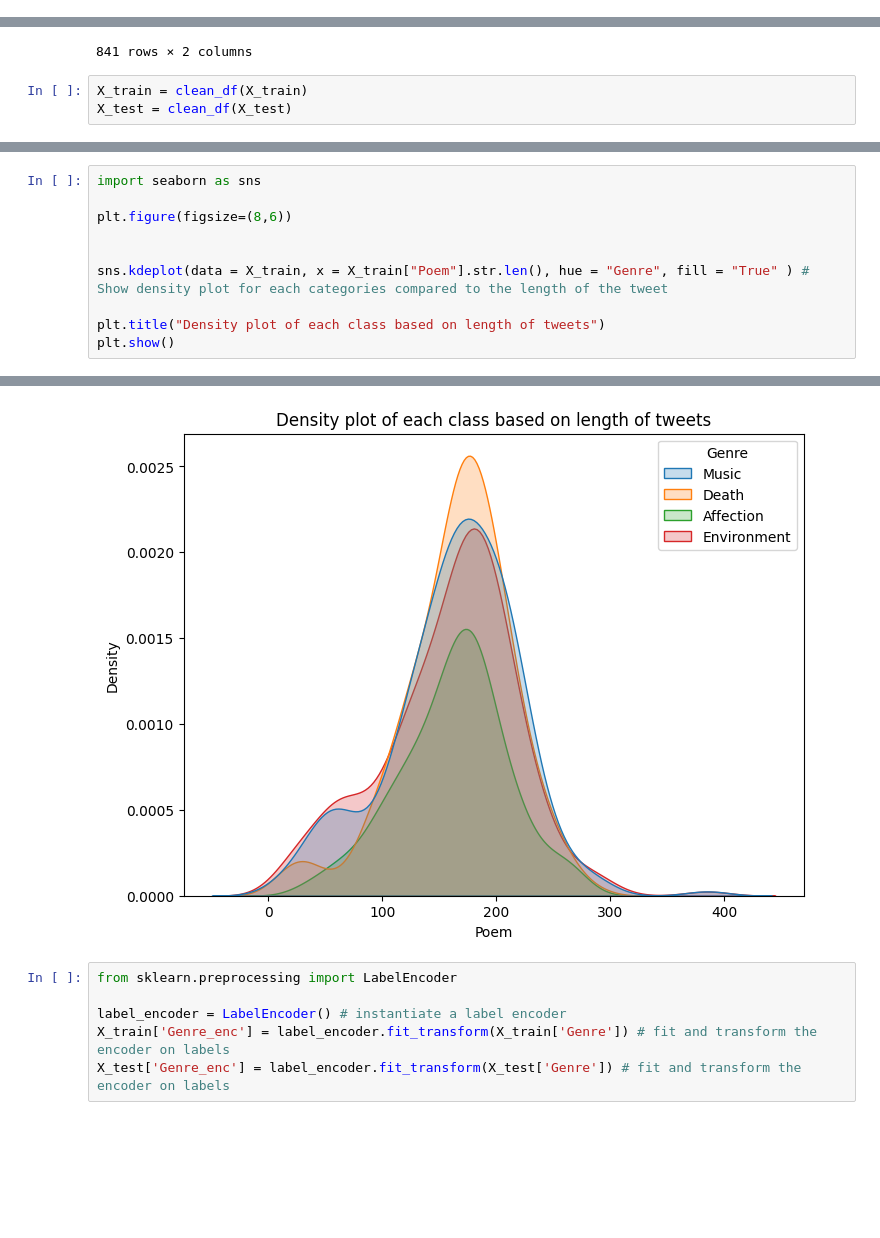
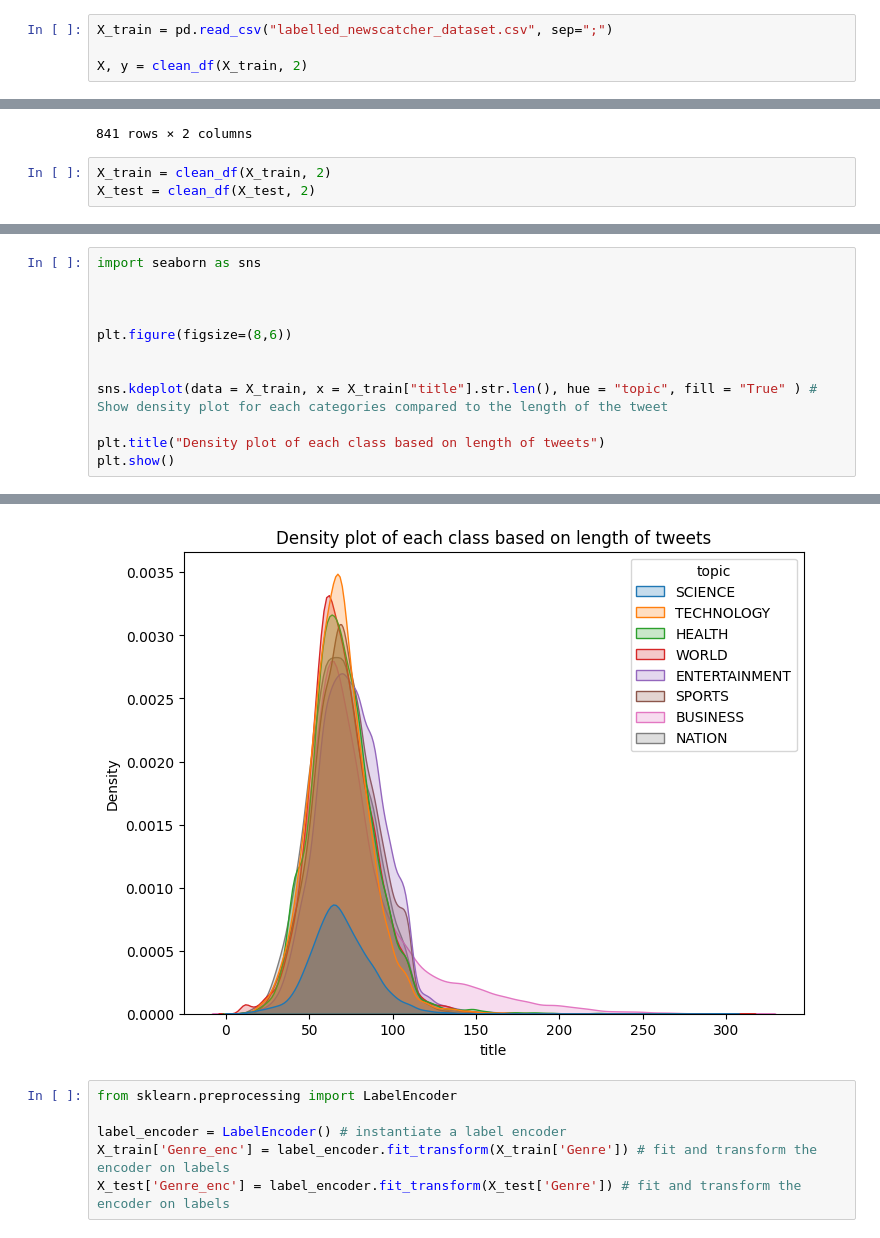
Before and after one commit to qcocheril/NLP_project, a Jupyter notebook: EDA.ipynb, the cells around one changed output, grey strips where cells are left out. Cells and saved outputs as stored; diff of their text form; blank space fills up the shorter version.

Commit message:
Commit 2
Changed dataset and made first good prediction

```diff
--- a/EDA.ipynb
+++ b/EDA.ipynb
@@ -24,0 +9,4 @@ print(X_train["Genre"].unique())
+# %%
+X_train = pd.read_csv("labelled_newscatcher_dataset.csv", sep=";")
+
+X, y = clean_df(X_train, 2)
@@ -72,5 +71,5 @@ X_train
 | 840 | Environment | You see them through water and gl... |
 841 rows × 2 columns
 # %%
-X_train = clean_df(X_train)
-X_test = clean_df(X_test)
+X_train = clean_df(X_train, 2)
+X_test = clean_df(X_test, 2)
@@ -77,10 +92,12 @@ X_test = clean_df(X_test)
 # %%
 import seaborn as sns
+
+
 
 plt.figure(figsize=(8,6))
 
 
-sns.kdeplot(data = X_train, x = X_train["Poem"].str.len(), hue = "Genre", fill = "True" ) # Show density plot for each categories compared to the length of the tweet
+sns.kdeplot(data = X_train, x = X_train["title"].str.len(), hue = "topic", fill = "True" ) # Show density plot for each categories compared to the length of the tweet
 
 plt.title("Density plot of each class based on length of tweets")
 plt.show()
@@ -88,4 +118,4 @@ plt.show()
-[figure, old version]
+[figure, new version]
 # %%
 from sklearn.preprocessing import LabelEncoder
 
```
Also changed, not shown: parts of 11 cells of this notebook, 3 other files.
